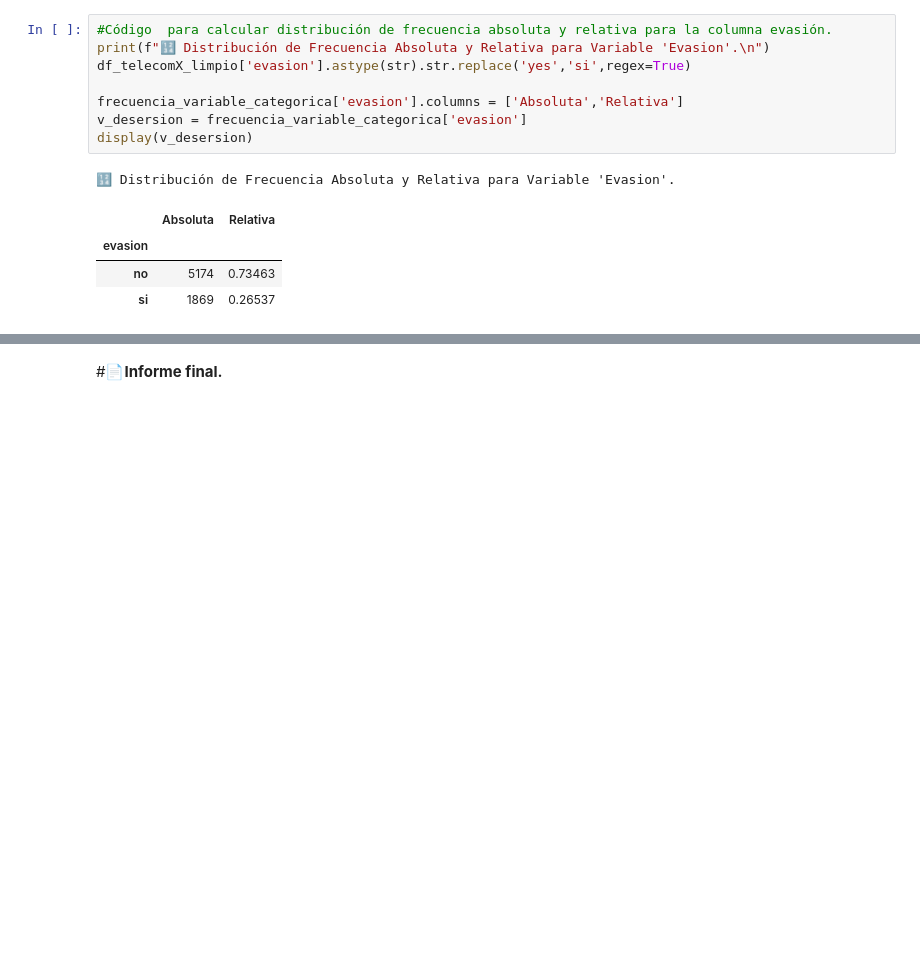
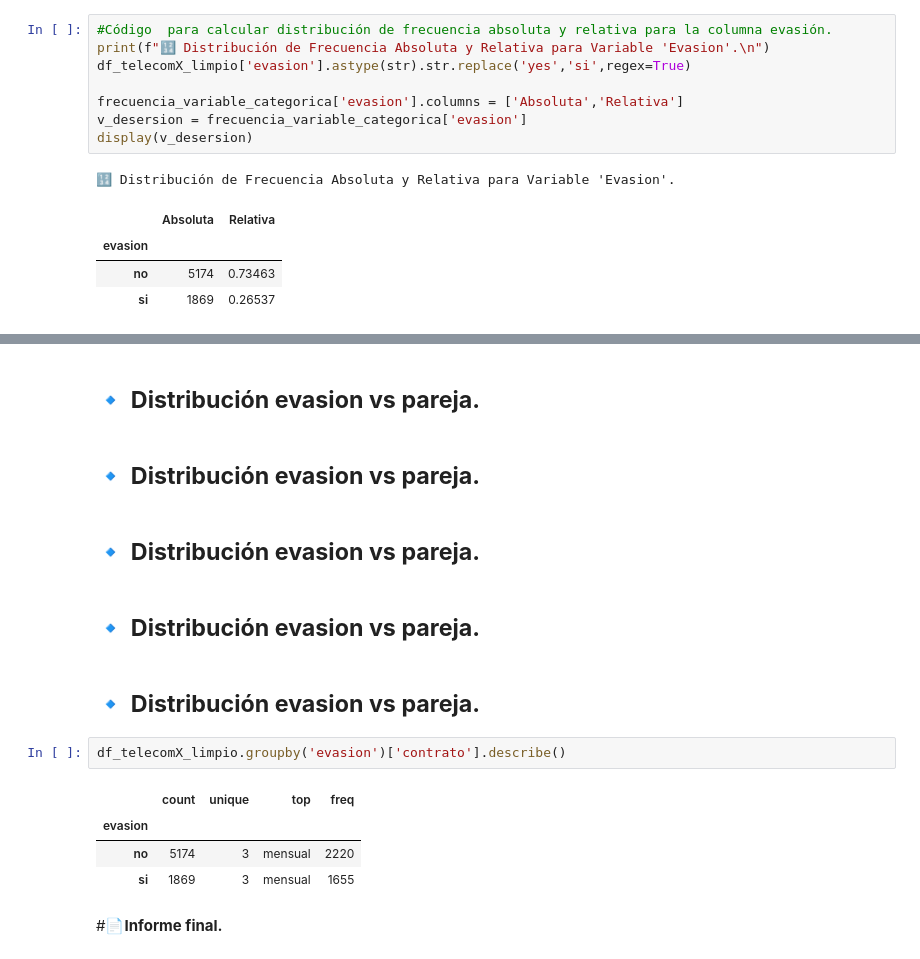
Before and after one commit to EuniceGarcia503/Challenge2_TelecomX_LATAM, a Jupyter notebook: TelecomX_LATAM.ipynb, the cells around one changed output, grey strips where cells are left out. Cells and saved outputs as stored; diff of their text form; blank space fills up the shorter version.

```diff
--- a/TelecomX_LATAM.ipynb
+++ b/TelecomX_LATAM.ipynb
@@ -559,2 +834,24 @@ fig.show()
+# %% [markdown]
+🔹  **Distribución evasion vs pareja.**
+--
+# %% [markdown]
+🔹  **Distribución evasion vs pareja.**
+--
+# %% [markdown]
+🔹  **Distribución evasion vs pareja.**
+--
+# %% [markdown]
+🔹  **Distribución evasion vs pareja.**
+--
+# %% [markdown]
+🔹  **Distribución evasion vs pareja.**
+--
+# %%
+df_telecomX_limpio.groupby('evasion')['contrato'].describe()
+# %% [output]
+|  | count | unique | top | freq |
+| evasion |  |  |  |  |
+| no | 5174 | 3 | mensual | 2220 |
+| si | 1869 | 3 | mensual | 1655 |
 # %% [markdown]
 #📄**Informe final.**
```
Also changed, not shown: parts of 25 cells of this notebook.
